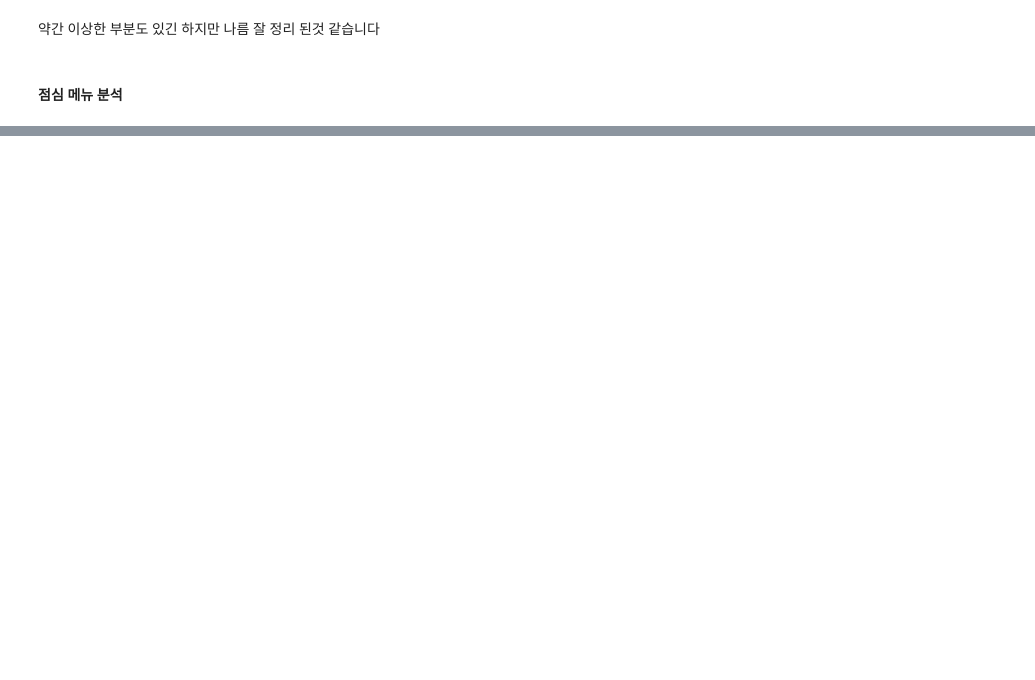
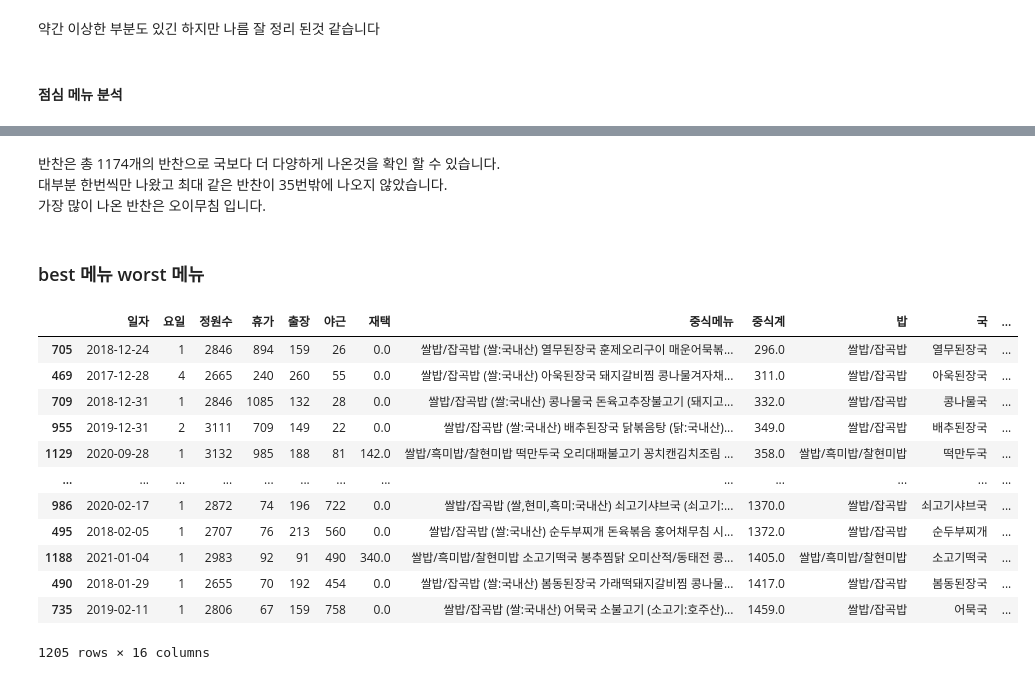
Before and after one commit to mkkim007/DuSiDataTeamGunaesigdang, a Jupyter notebook: week2/김민경.ipynb, the cells around one changed output, grey strips where cells are left out. Saved outputs shown, nothing was run; the diff lists cells and outputs as text; code cells hidden in the pictures; blank space fills up the shorter version.

```diff
--- a/week2/김민경.ipynb
+++ b/week2/김민경.ipynb
@@ -349,0 +405,24 @@ Name: 국, dtype: float64
+# %% [markdown]
+반찬은 총 1174개의 반찬으로 국보다 더 다양하게 나온것을 확인 할 수 있습니다.
+대부분 한번씩만 나왔고 최대 같은 반찬이 35번밖에 나오지 않았습니다.
+가장 많이 나온 반찬은 오이무침 입니다.
+# %% [markdown]
+### best 메뉴  worst 메뉴
+# %%
+best_menu = train_ln.sort_values(by="중식계", axis=0)
+# %%
+best_menu
+# %% [output]
+|  | 일자 | 요일 | 정원수 | 휴가 | 출장 | 야근 | 재택 | 중식메뉴 | 중식계 | 밥 | 국 | ... |
+| 705 | 2018-12-24 | 1 | 2846 | 894 | 159 | 26 | 0.0 | 쌀밥/잡곡밥 (쌀:국내산) 열무된장국 훈제오리구이 매운어묵볶... | 296.0 | 쌀밥/잡곡밥 | 열무된장국 | ... |
+| 469 | 2017-12-28 | 4 | 2665 | 240 | 260 | 55 | 0.0 | 쌀밥/잡곡밥 (쌀:국내산) 아욱된장국 돼지갈비찜 콩나물겨자채... | 311.0 | 쌀밥/잡곡밥 | 아욱된장국 | ... |
+| 709 | 2018-12-31 | 1 | 2846 | 1085 | 132 | 28 | 0.0 | 쌀밥/잡곡밥 (쌀:국내산) 콩나물국 돈육고추장불고기 (돼지고... | 332.0 | 쌀밥/잡곡밥 | 콩나물국 | ... |
+| 955 | 2019-12-31 | 2 | 3111 | 709 | 149 | 22 | 0.0 | 쌀밥/잡곡밥 (쌀:국내산) 배추된장국 닭볶음탕 (닭:국내산)... | 349.0 | 쌀밥/잡곡밥 | 배추된장국 | ... |
+| 1129 | 2020-09-28 | 1 | 3132 | 985 | 188 | 81 | 142.0 | 쌀밥/흑미밥/찰현미밥 떡만두국 오리대패불고기 꽁치캔김치조림 ... | 358.0 | 쌀밥/흑미밥/찰현미밥 | 떡만두국 | ... |
+| ... | ... | ... | ... | ... | ... | ... | ... | ... | ... | ... | ... | ... |
+| 986 | 2020-02-17 | 1 | 2872 | 74 | 196 | 722 | 0.0 | 쌀밥/잡곡밥 (쌀,현미,흑미:국내산) 쇠고기샤브국 (쇠고기:... | 1370.0 | 쌀밥/잡곡밥 | 쇠고기샤브국 | ... |
+| 495 | 2018-02-05 | 1 | 2707 | 76 | 213 | 560 | 0.0 | 쌀밥/잡곡밥 (쌀:국내산) 순두부찌개 돈육볶음 홍어채무침 시... | 1372.0 | 쌀밥/잡곡밥 | 순두부찌개 | ... |
+| 1188 | 2021-01-04 | 1 | 2983 | 92 | 91 | 490 | 340.0 | 쌀밥/흑미밥/찰현미밥 소고기떡국 봉추찜닭 오미산적/동태전 콩... | 1405.0 | 쌀밥/흑미밥/찰현미밥 | 소고기떡국 | ... |
+| 490 | 2018-01-29 | 1 | 2655 | 70 | 192 | 454 | 0.0 | 쌀밥/잡곡밥 (쌀:국내산) 봄동된장국 가래떡돼지갈비찜 콩나물... | 1417.0 | 쌀밥/잡곡밥 | 봄동된장국 | ... |
+| 735 | 2019-02-11 | 1 | 2806 | 67 | 159 | 758 | 0.0 | 쌀밥/잡곡밥 (쌀:국내산) 어묵국 소불고기 (소고기:호주산)... | 1459.0 | 쌀밥/잡곡밥 | 어묵국 | ... |
+1205 rows × 16 columns
```
Also changed, not shown: parts of 9 cells of this notebook.
